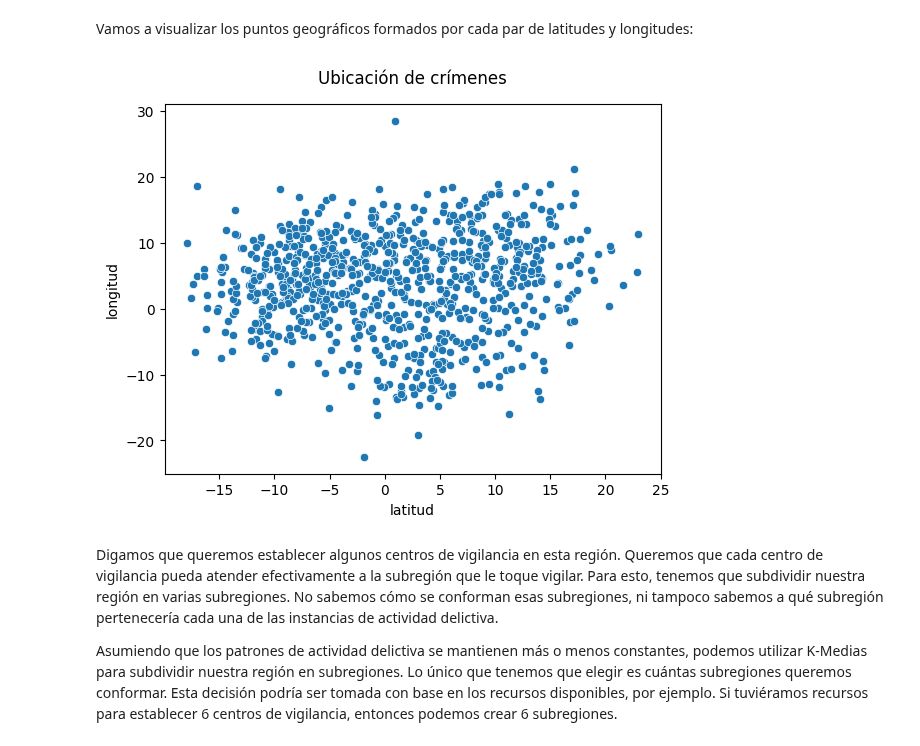
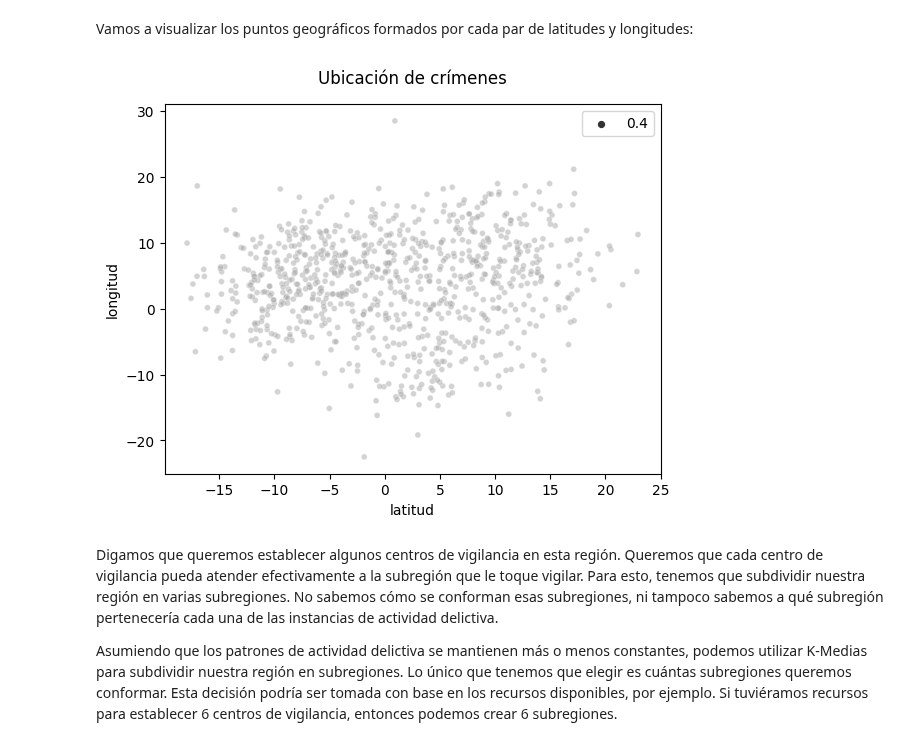
Before and after one commit to beduExpert/B2-Analisis-de-Datos-con-Python-2020, a Jupyter notebook: Sesion-08/Ejemplo-01/k_medias.ipynb, the cells around one changed output. Cells and saved outputs as stored; diff of their text form; code cells hidden in the pictures.

```diff
--- a/Sesion-08/Ejemplo-01/k_medias.ipynb
+++ b/Sesion-08/Ejemplo-01/k_medias.ipynb
@@ -32,14 +32,14 @@ Vamos a visualizar los puntos geográficos formados por cada par de latitudes y
 # %%
 fig = plt.figure()
 ax = fig.add_subplot()
 
 ax.set_title('Ubicación de crímenes', pad=15)
 ax.set_xlabel('latitud')
 ax.set_ylabel('longitud')
 
-sns.scatterplot(x=df['latitud'], y=df['longitud'], ax=ax);
+sns.scatterplot(x=df['latitud'], y=df['longitud'], ax=ax, alpha = 0.5, color = "darkgray", size = 0.4);
 # %% [output]
-[figure, old version]
+[figure, new version]
 # %% [markdown]
 Digamos que queremos establecer algunos centros de vigilancia en esta región. Queremos que cada centro de vigilancia pueda atender efectivamente a la subregión que le toque vigilar. Para esto, tenemos que subdividir nuestra región en varias subregiones. No sabemos cómo se conforman esas subregiones, ni tampoco sabemos a qué subregión pertenecería cada una de las instancias de actividad delictiva.
 
```
Also changed, not shown: parts of 5 cells of this notebook.
